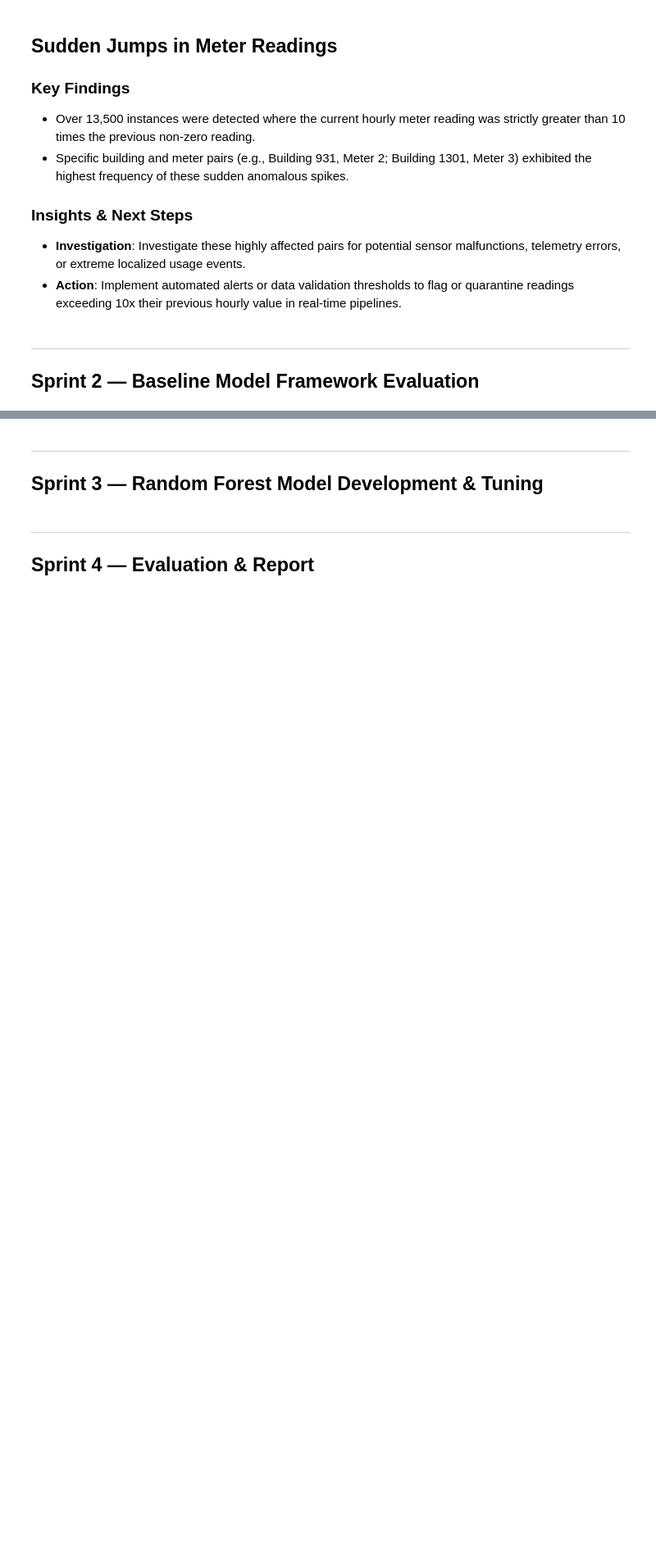
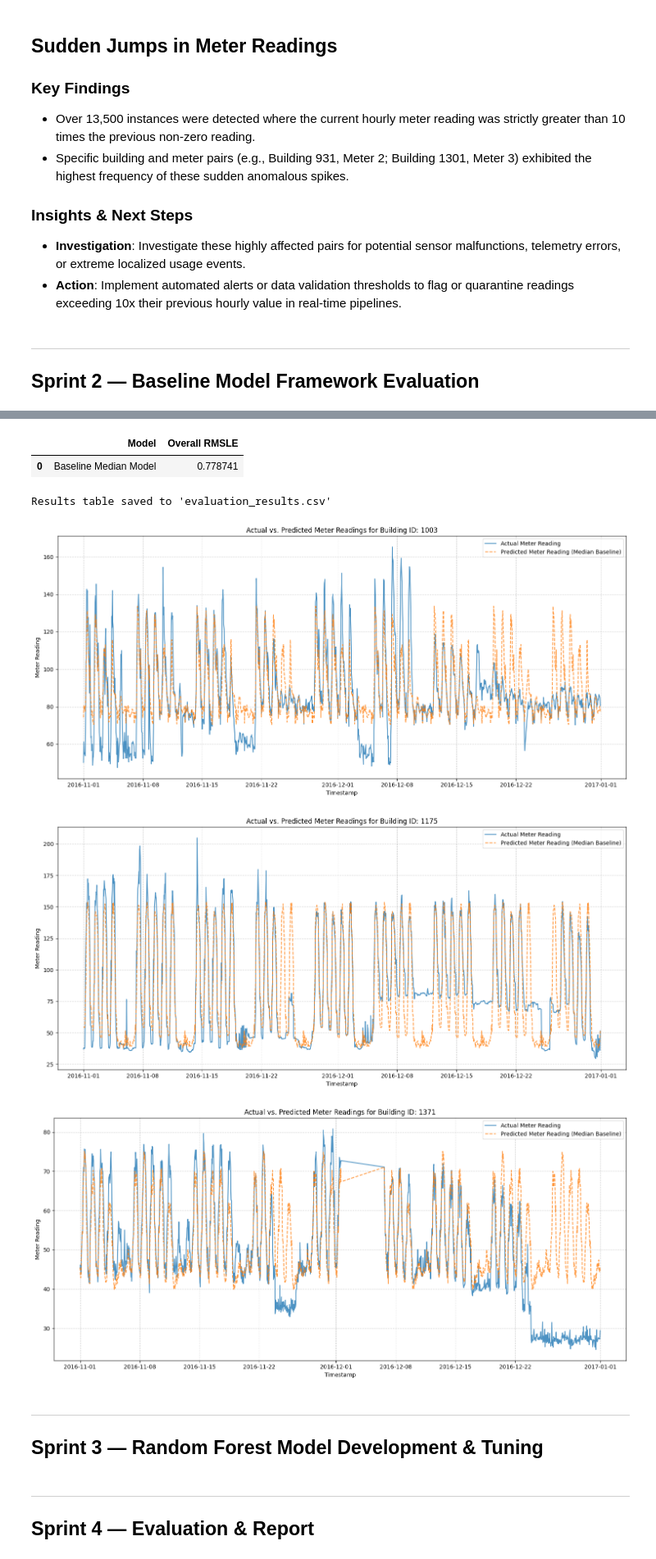
Before and after one commit to ZahraSabouri/CMT307_GreatEnergyPredictor, a Jupyter notebook: notebooks/Ayan_Anomaly_Investigation.ipynb, the cells around one changed output, grey strips where cells are left out. Shown at 82% size. Saved outputs shown, nothing was run; the diff lists cells and outputs as text; code cells hidden in the pictures; blank space fills up the shorter version.

```diff
--- a/notebooks/Ayan_Anomaly_Investigation.ipynb
+++ b/notebooks/Ayan_Anomaly_Investigation.ipynb
@@ -612,0 +638,12 @@ Data successfully exported to 'detailed_anomalies.csv'.
+# %%
+# Merge val_df with baseline_median to get the predicted median meter_reading
+val_df = pd.merge(
+    val_df,
+    baseline_median,
+    on=['building_id', 'meter', 'hour', 'day_of_week'],
+    how='left',
+    suffixes=('_actual', '_predicted')  # Suffixes to differentiate original and predicted meter_reading
+)
+
+# Display the first few rows with the predicted median
+display(val_df.head())
@@ -613,3 +703,46 @@ Data successfully exported to 'detailed_anomalies.csv'.
+# %%
+results_table = results_table.drop_duplicates().reset_index(drop=True)
+display(results_table)
+# %% [output]
+|  | Model | Overall RMSLE |
+| 0 | Baseline Median Model | 0.778741 |
+# %%
+results_table.to_csv('evaluation_results.csv', index=False)
+print("Results table saved to 'evaluation_results.csv'")
+# %% [output]
+Results table saved to 'evaluation_results.csv'
+# %%
+import matplotlib.pyplot as plt
+import numpy as np
+
+# Get unique building_ids
+unique_buildings = val_df['building_id'].unique()
+
+# Select 3 random sample buildings (ensure there are at least 3 unique buildings)
+num_samples = min(3, len(unique_buildings))
+np.random.seed(42) # For reproducibility of sample selection
+sample_buildings = np.random.choice(unique_buildings, num_samples, replace=False)
+
+for building_id in sample_buildings:
+    # Filter data for the current building
+    building_df = val_df[val_df['building_id'] == building_id].copy()
+
+    # Create the plot
+    plt.figure(figsize=(15, 7))
+    plt.plot(building_df['timestamp'], building_df['meter_reading_actual'], label='Actual Meter Reading', alpha=0.8)
+    plt.plot(building_df['timestamp'], building_df['meter_reading_predicted'], label='Predicted Meter Reading (Median Baseline)', alpha=0.8, linestyle='--')
+
+    plt.title(f'Actual vs. Predicted Meter Readings for Building ID: {building_id}')
+    plt.xlabel('Timestamp')
+    plt.ylabel('Meter Reading')
+    plt.legend()
+    plt.grid(True, linestyle='--', alpha=0.6)
+    plt.tight_layout()
+    plt.show()
+# %% [output]
+[figure, added]
+[figure, added]
+[figure, added]
 # %% [markdown]
 ---
 
```
Also changed, not shown: parts of 4 cells of this notebook.
